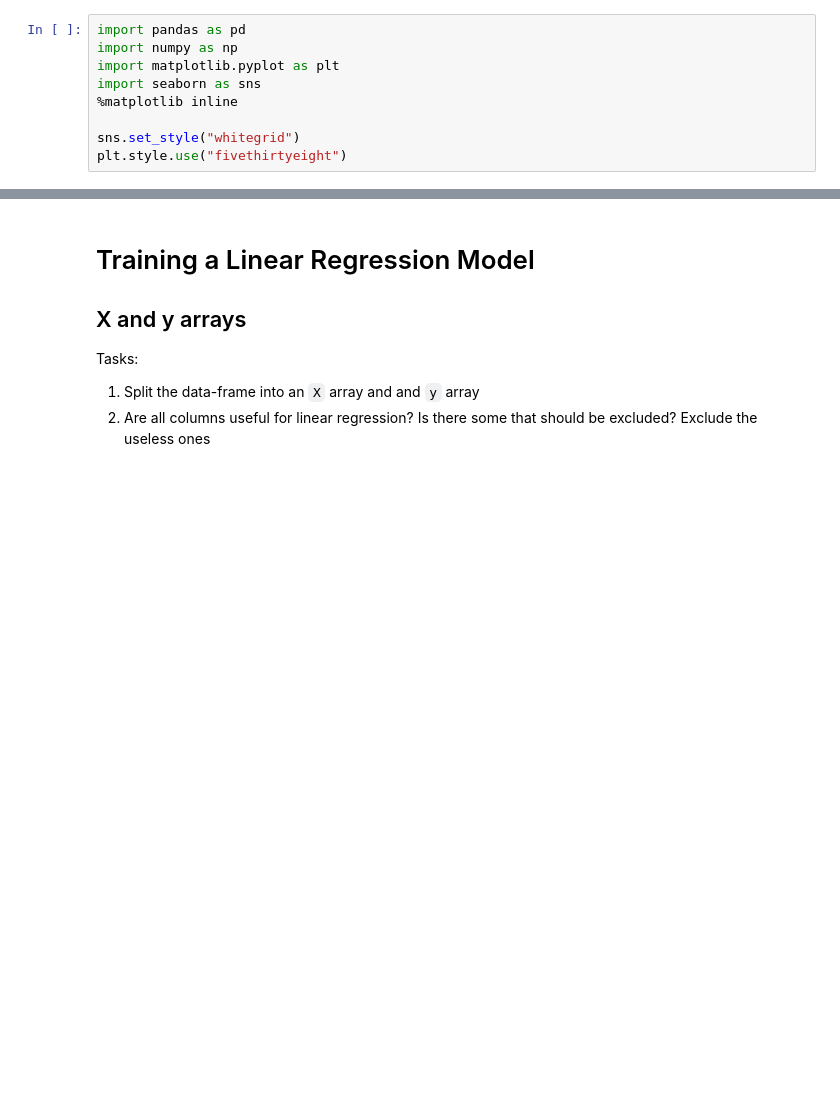
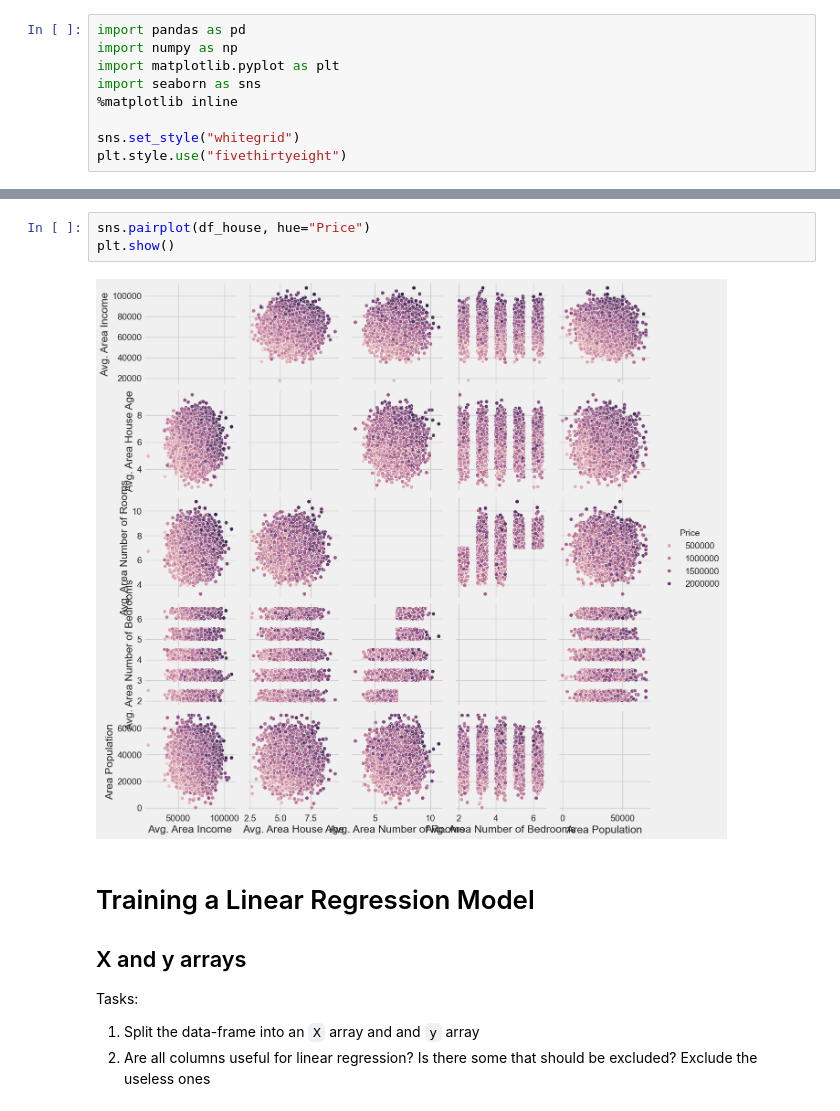
Before and after one commit to harrysinghdk/applied-ai, a Jupyter notebook: exercise 2/Linear-regression-house-price-prediction.ipynb, the cells around one changed output, grey strips where cells are left out. Saved outputs shown, nothing was run; the diff lists cells and outputs as text; blank space fills up the shorter version.

```diff
--- a/exercise 2/Linear-regression-house-price-prediction.ipynb
+++ b/exercise 2/Linear-regression-house-price-prediction.ipynb
@@ -55,3 +139,8 @@ Answer questions:
+# %%
+sns.pairplot(df_house, hue="Price")
+plt.show()
+# %% [output]
+[figure, added]
 # %% [markdown]
 # Training a Linear Regression Model
 ## X and y arrays
```
Also changed, not shown: parts of 31 cells of this notebook.
